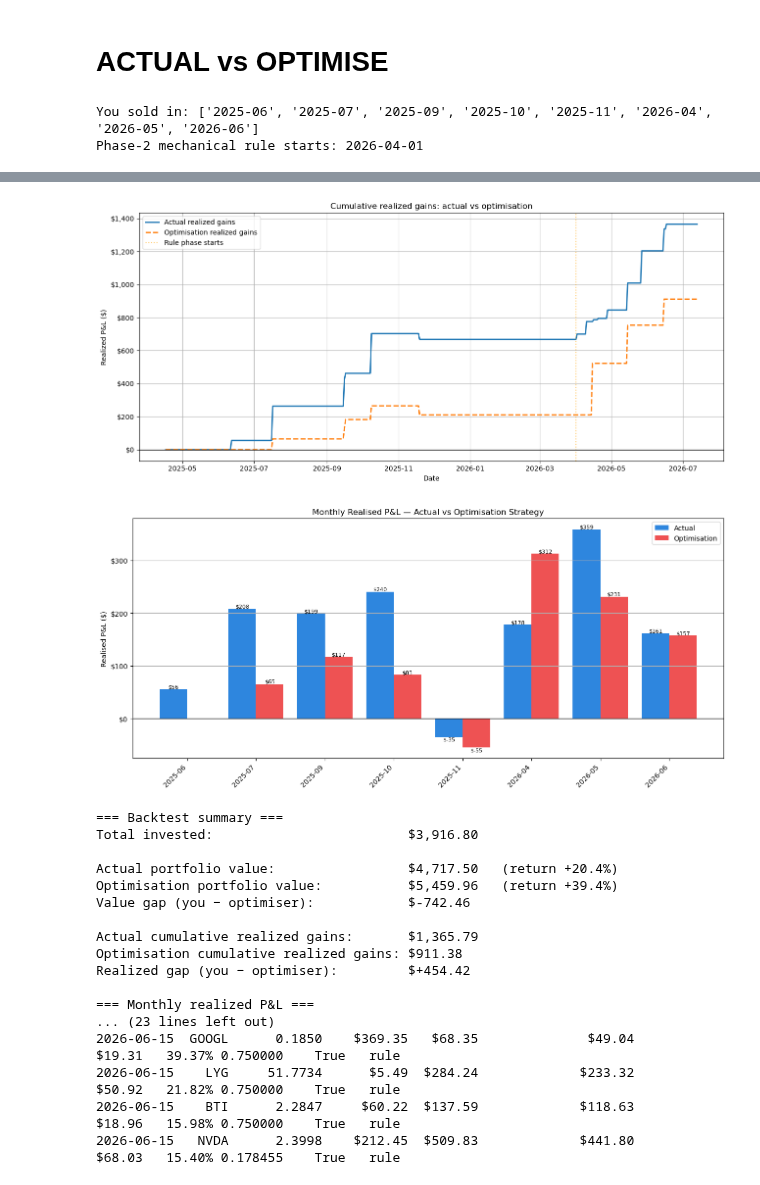
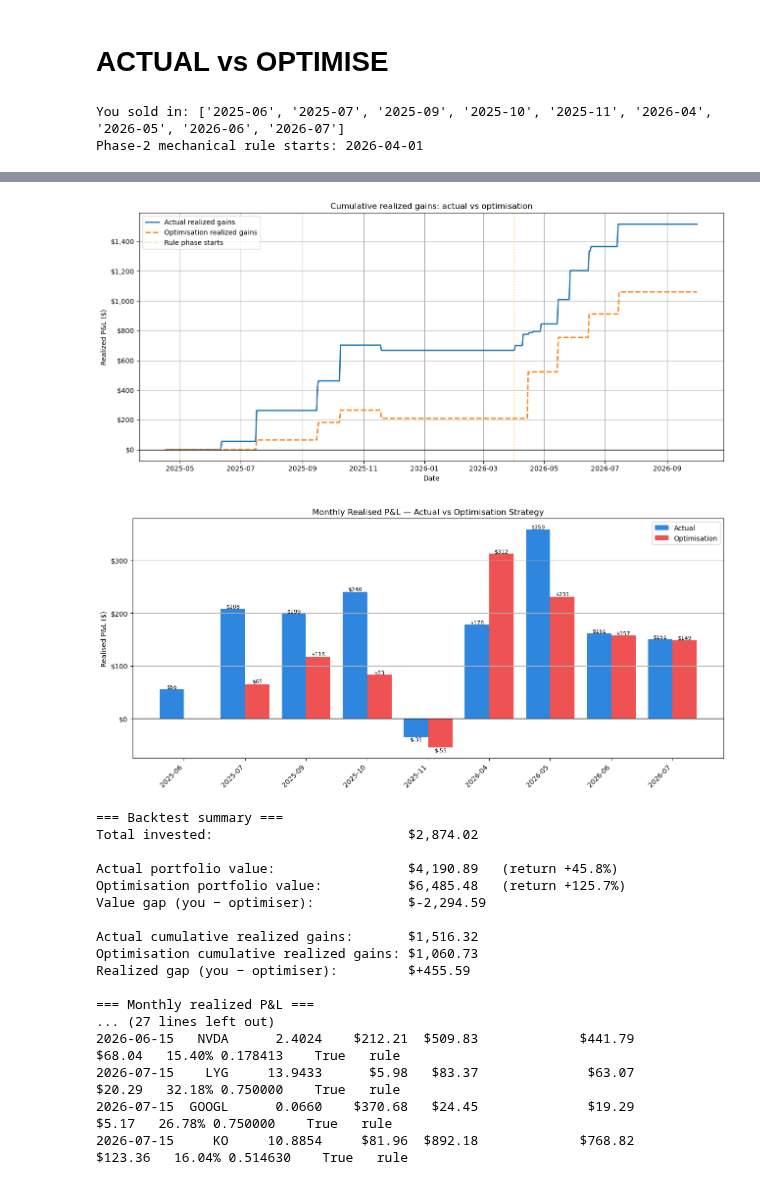
Before and after one commit to quocnapy2001/Investment-Tracker, a Jupyter notebook: Somewhat Live Tracker.ipynb, the cells around one changed output, grey strips where cells are left out. Saved outputs shown, nothing was run; the diff lists cells and outputs as text; code cells hidden in the pictures.

```diff
--- a/Somewhat Live Tracker.ipynb
+++ b/Somewhat Live Tracker.ipynb
@@ -1443,7 +1443,7 @@ min_trim_pct     = 0.50
 min_history_days = 60
 rule_start       = pd.Timestamp("2026-04-01")   # phase-2 switch
 
-universe   = summary_df["Ticker"].tolist()
+universe = list(tx["Ticker"].unique())
 income_set = set(income_tickers)
 
 # ---------------- time-aware optimisation helpers ----------------
@@ -1778,5 +1778,5 @@ if len(shadow_realised_df):
     print("\n=== Optimisation strategy sells (chronological) ===")
     print(disp.to_string(index=False))
 # %% [output]
-You sold in: ['2025-06', '2025-07', '2025-09', '2025-10', '2025-11', '2026-04', '2026-05', '2026-06']
+You sold in: ['2025-06', '2025-07', '2025-09', '2025-10', '2025-11', '2026-04', '2026-05', '2026-06', '2026-07']
 Phase-2 mechanical rule starts: 2026-04-01
@@ -1784,22 +1784,22 @@ Phase-2 mechanical rule starts: 2026-04-01
-[figure, old version]
+[figure, new version]
-[figure, old version]
+[figure, new version]
 === Backtest summary ===
-Total invested:                         $3,916.80
+Total invested:                         $2,874.02
 
-Actual portfolio value:                 $4,717.50   (return +20.4%)
-Optimisation portfolio value:           $5,459.96   (return +39.4%)
-Value gap (you − optimiser):            $-742.46
+Actual portfolio value:                 $4,190.89   (return +45.8%)
+Optimisation portfolio value:           $6,485.48   (return +125.7%)
+Value gap (you − optimiser):            $-2,294.59
 
-Actual cumulative realized gains:       $1,365.79
-Optimisation cumulative realized gains: $911.38
-Realized gap (you − optimiser):         $+454.42
+Actual cumulative realized gains:       $1,516.32
+Optimisation cumulative realized gains: $1,060.73
+Realized gap (you − optimiser):         $+455.59
 
 === Monthly realized P&L ===
-... (23 lines left out)
-2026-06-15  GOOGL      0.1850    $369.35   $68.35              $49.04       $19.31   39.37% 0.750000    True   rule
-2026-06-15    LYG     51.7734      $5.49  $284.24             $233.32       $50.92   21.82% 0.750000    True   rule
-2026-06-15    BTI      2.2847     $60.22  $137.59             $118.63       $18.96   15.98% 0.750000    True   rule
-2026-06-15   NVDA      2.3998    $212.45  $509.83             $441.80       $68.03   15.40% 0.178455    True   rule
+... (27 lines left out)
+2026-06-15   NVDA      2.4024    $212.21  $509.83             $441.79       $68.04   15.40% 0.178413    True   rule
+2026-07-15    LYG     13.9433      $5.98   $83.37              $63.07       $20.29   32.18% 0.750000    True   rule
+2026-07-15  GOOGL      0.0660    $370.68   $24.45              $19.29        $5.17   26.78% 0.750000    True   rule
+2026-07-15     KO     10.8854     $81.96  $892.18             $768.82      $123.36   16.04% 0.514630    True   rule
 # %%
 # ---------------- monthly realized P&L: actual vs shadow ----------------
 # Aggregate both to monthly totals
```
Also changed, not shown: parts of 28 cells of this notebook, 3 other files.
